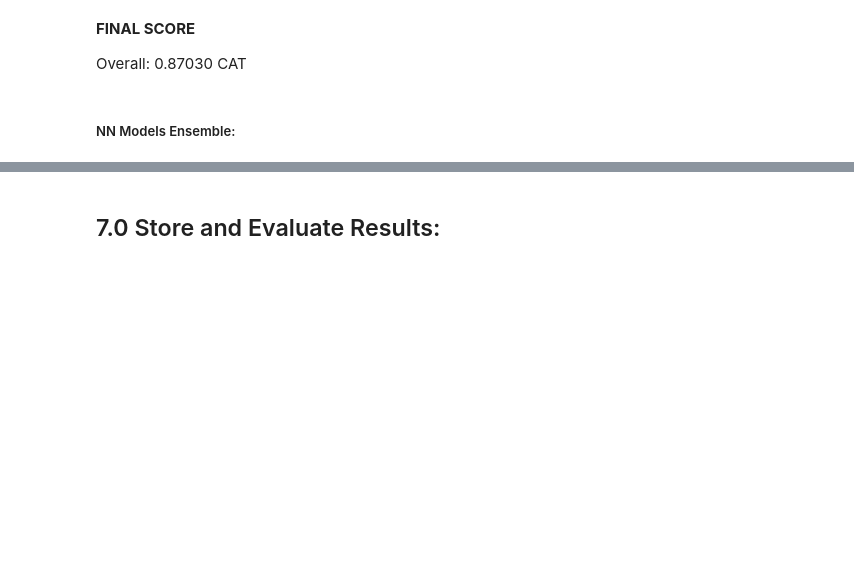
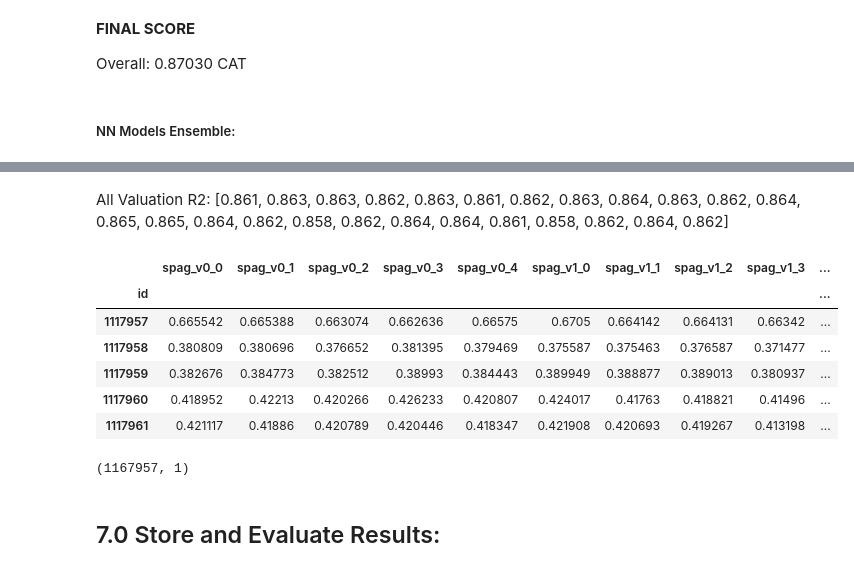
Before and after one commit to fabriziobasso/kaggle, a Jupyter notebook: S4E5_EDA_v1_(1).ipynb, the cells around one changed output, grey strips where cells are left out. Saved outputs shown, nothing was run; the diff lists cells and outputs as text; code cells hidden in the pictures; blank space fills up the shorter version.

```diff
--- a/S4E5_EDA_v1_(1).ipynb
+++ b/S4E5_EDA_v1_(1).ipynb
@@ -3821,7 +3834,7 @@ def run_experiment(list_nn_models, train, test_data, experiment_name="baseline_n
         #if k==0:
         #  xt = X_trn.sample(frac=0.15, random_state=rs_list[rep])
         #else:
-        xt, xv = train_test_split(X_trn,random_state=rs_list[rep], train_size=0.15, shuffle=True, stratify=X_trn[target])
+        xt, xv = train_test_split(X_trn,random_state=rs_list[rep], train_size=0.20, shuffle=True, stratify=X_trn[target])
 
         train_dataset_subset = dataframe_to_dataset(xt, batch_size=batch_size, shuffle=True)
         preprocessed_train_ds_subset = train_dataset_subset.map(lambda x, y: (feature_space_dict(x), y), num_parallel_calls=tf.data.AUTOTUNE).prefetch(tf.data.AUTOTUNE)
@@ -3842,9 +3855,9 @@ def run_experiment(list_nn_models, train, test_data, experiment_name="baseline_n
         elif mod == "spag_v4":
            model =  create_spaghetti(feature_space_dict,name="spag_v4",learning_rate = 0.005,main_activation="prelu",
                                                   dropout=0.2,dense_blocks=4,units_dense = 256,kr = 0)
-        elif mod == "spag_v5":
-           model =  create_spaghetti(feature_space_dict,name="spag_v5",learning_rate = 0.005,main_activation="gelu",
-                                                  dropout=0.15,dense_blocks=6,units_dense = 512,kr = 0)
+#        elif mod == "spag_v5":
+#           model =  create_spaghetti(feature_space_dict,name="spag_v5",learning_rate = 0.005,main_activation="prelu",
+#                                                  dropout=0.15,dense_blocks=6,units_dense = 512,kr = 0)
 
         print(f"Start training the model: CV-{i} and Model: {mod}")
         history = model.fit(preprocessed_train_ds_subset,
@@ -3904,7 +3917,7 @@ def run_experiment(list_nn_models, train, test_data, experiment_name="baseline_n
         #if k==0:
         #  xt = X_trn.sample(frac=0.15, random_state=rs_list[rep])
         #else:
-        xt, xv = train_test_split(X_trn,random_state=rs_list[rep], train_size=0.15, shuffle=True, stratify=X_trn[target])
+        xt, xv = train_test_split(X_trn,random_state=rs_list[rep], train_size=0.20, shuffle=True, stratify=X_trn[target])
 
         train_dataset_subset = dataframe_to_dataset(xt, batch_size=batch_size, shuffle=True)
         preprocessed_train_ds_subset = train_dataset_subset.map(lambda x, y: (feature_space_dict(x), y), num_parallel_calls=tf.data.AUTOTUNE).prefetch(tf.data.AUTOTUNE)
@@ -3977,7 +3990,7 @@ def run_experiment(list_nn_models, train, test_data, experiment_name="baseline_n
         #if k==0:
         #  xt = X_trn.sample(frac=0.15, random_state=rs_list[rep])
         #else:
-        xt, xv = train_test_split(X_trn,random_state=rs_list[rep], train_size=0.15, shuffle=True, stratify=X_trn[target])
+        xt, xv = train_test_split(X_trn,random_state=rs_list[rep], train_size=0.20, shuffle=True, stratify=X_trn[target])
 
         train_dataset_subset = dataframe_to_dataset(xt, batch_size=batch_size, shuffle=True)
         preprocessed_train_ds_subset = train_dataset_subset.map(lambda x, y: (feature_space_dict(x), y), num_parallel_calls=tf.data.AUTOTUNE).prefetch(tf.data.AUTOTUNE)
@@ -4032,11 +4045,15 @@ def run_experiment(list_nn_models, train, test_data, experiment_name="baseline_n
         print(f"Model {mod} - CV {i} R2 Score: {score}")
 
         all_R2_pr.append(round(score, 3))
+
+        del feature_space_dict
+        del model
+
         gc.collect()
 
   print(f"All Valuation R2: {all_R2_pr}")
 
-  return test_results_df, oof_results
+  return test_results_df, oof_results_df
 # %% [markdown]
 #### Models
 # %%
@@ -4244,6 +4261,19 @@ X_test_df = pd.DataFrame(index=test_df.index, columns=features, data=X_test)
 
 X_train_df["FloodProbability"] = y_scaled
 X_test_df["FloodProbability"] = 0
+# %%
+list_nn_models = [
+    "spag_v0",
+    "spag_v1",
+    "spag_v2",
+    "spag_v3",
+    "spag_v4",
+   # "hashed_v0",
+   # "hashed_v1",
+   # "baseline_v0",
+   # "baseline_v1",
+   # "baseline_v2"
+    ]
 # %%
 test_results_df, oof_results = run_experiment(list_nn_models, X_train_df, X_test_df, experiment_name="baseline_nn", splits=5, rs=42, target="FloodProbability",
                                               batch_size=128,num_epochs=35, learning_rate=0.0025)
@@ -4359,0 +4280,17 @@ Model training finished
+# %% [markdown]
+All Valuation R2: [0.861, 0.863, 0.863, 0.862, 0.863, 0.861, 0.862, 0.863, 0.864, 0.863, 0.862, 0.864, 0.865, 0.865, 0.864, 0.862, 0.858, 0.862, 0.864, 0.864, 0.861, 0.858, 0.862, 0.864, 0.862]
+# %%
+test_results_df.head()
+# %% [output]
+|  | spag_v0_0 | spag_v0_1 | spag_v0_2 | spag_v0_3 | spag_v0_4 | spag_v1_0 | spag_v1_1 | spag_v1_2 | spag_v1_3 | ... |
+| id |  |  |  |  |  |  |  |  |  | ... |
+| 1117957 | 0.665542 | 0.665388 | 0.663074 | 0.662636 | 0.66575 | 0.6705 | 0.664142 | 0.664131 | 0.66342 | ... |
+| 1117958 | 0.380809 | 0.380696 | 0.376652 | 0.381395 | 0.379469 | 0.375587 | 0.375463 | 0.376587 | 0.371477 | ... |
+| 1117959 | 0.382676 | 0.384773 | 0.382512 | 0.38993 | 0.384443 | 0.389949 | 0.388877 | 0.389013 | 0.380937 | ... |
+| 1117960 | 0.418952 | 0.42213 | 0.420266 | 0.426233 | 0.420807 | 0.424017 | 0.41763 | 0.418821 | 0.41496 | ... |
+| 1117961 | 0.421117 | 0.41886 | 0.420789 | 0.420446 | 0.418347 | 0.421908 | 0.420693 | 0.419267 | 0.413198 | ... |
+# %%
+test_results_df.to_csv("flood_test_nn_spag.csv")
+oof_results.shape#to_csv("flood_train_nn_spag.csv")
+# %% [output]
+(1167957, 1)
```
Also changed, not shown: parts of 15 cells of this notebook.
